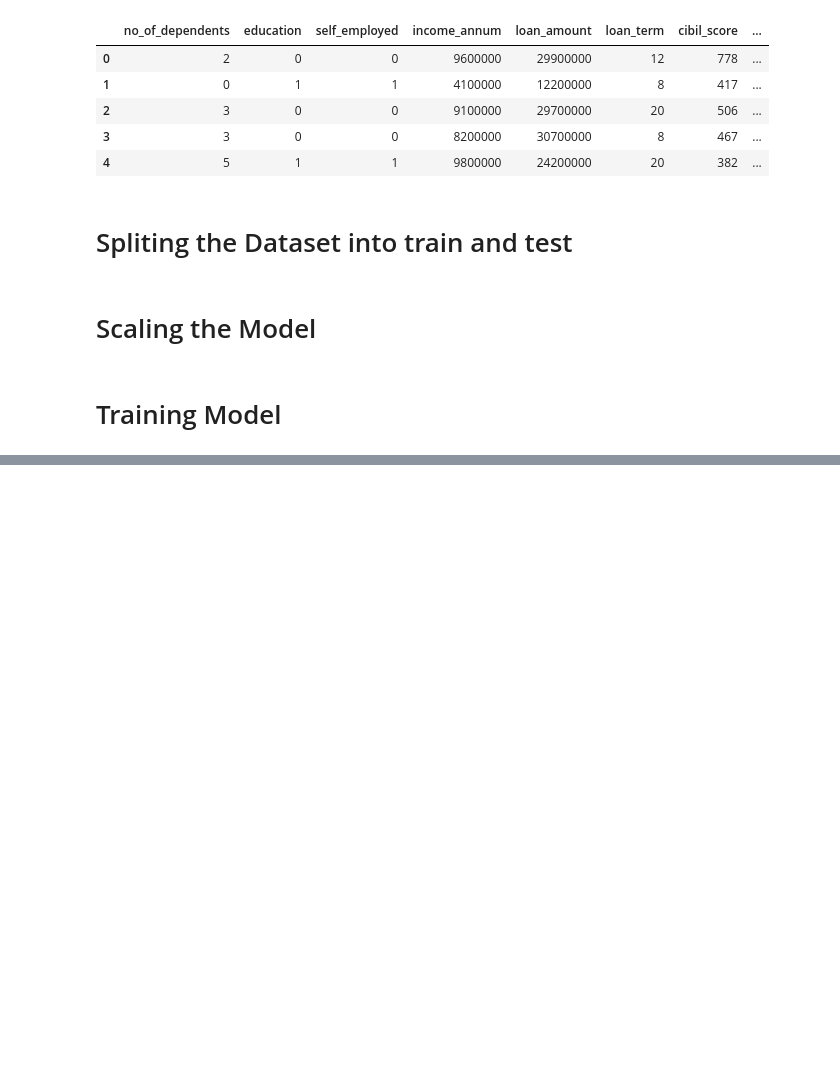
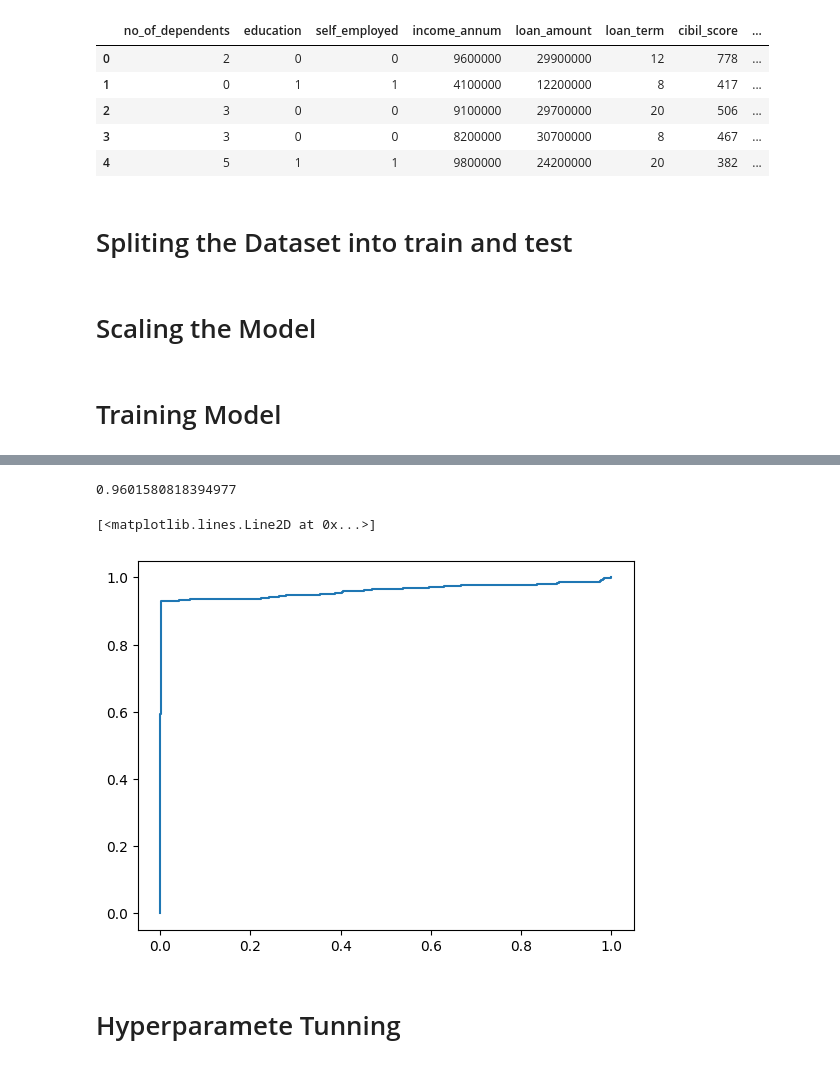
Before and after one commit to BehlimAmaan/Loan-Approval-Prediction-System-, a Jupyter notebook: Train_Model/Train.ipynb, the cells around one changed output, grey strips where cells are left out. Saved outputs shown, nothing was run; the diff lists cells and outputs as text; code cells hidden in the pictures; blank space fills up the shorter version.

```diff
--- a/Train_Model/Train.ipynb
+++ b/Train_Model/Train.ipynb
@@ -58,9 +58,10 @@ X_test_scaled = scalar.transform(X_test)
 from sklearn.linear_model import LogisticRegression
 
 Model = LogisticRegression(
-    class_weight='balanced',
-    solver='liblinear',
-    max_iter=1000
+    solver='lbfgs',
+    max_iter=100,
+    penalty='l2',
+    C=0.01
 )
 
 Model.fit(X_train, y_train)
@@ -82,0 +108,17 @@ df.head()
+# %%
+from sklearn.metrics import roc_auc_score
+
+y_pred_prob = Model.predict_proba(X_test_scaled)[:,1]
+print(roc_auc_score(y_test,y_pred_prob))
+# %% [output]
+0.9601580818394977
+# %%
+from sklearn.metrics import roc_curve
+import matplotlib.pyplot as plt
+fpr, tpr, threshold = roc_curve(y_test, y_pred_prob)
+plt.plot(fpr, tpr)
+# %% [output]
+[<matplotlib.lines.Line2D at 0x...>]
+[figure, added]
+# %% [markdown]
+# Hyperparamete Tunning
```
Also changed, not shown: parts of 12 cells of this notebook, 2 other files.
